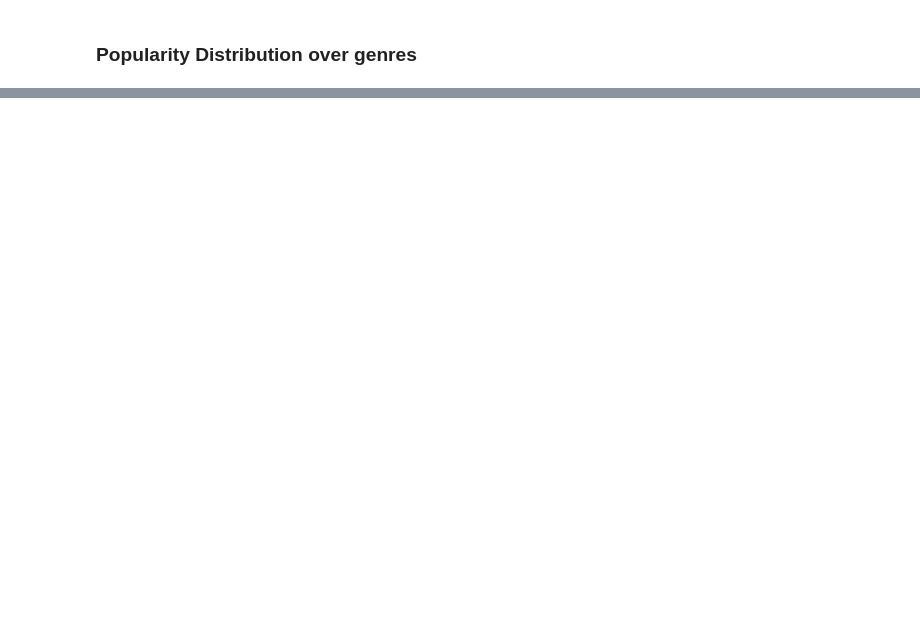
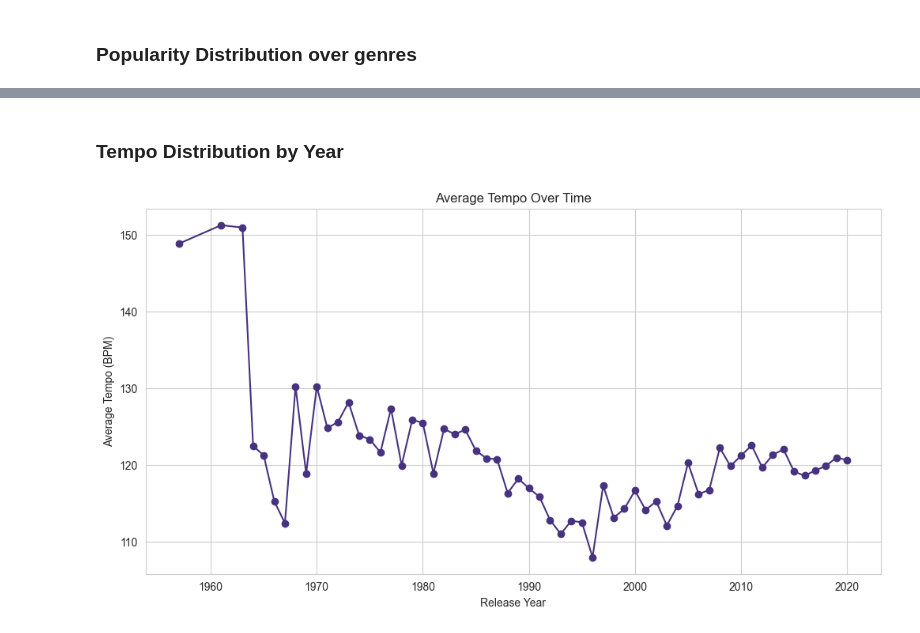
Before and after one commit to IlianCoding/SpotifyAIModel, a Jupyter notebook: dataVisualization.ipynb, the cells around one changed output, grey strips where cells are left out. Saved outputs shown, nothing was run; the diff lists cells and outputs as text; code cells hidden in the pictures; blank space fills up the shorter version.

```diff
--- a/dataVisualization.ipynb
+++ b/dataVisualization.ipynb
@@ -59,0 +82,18 @@ Passing `palette` without assigning `hue` is deprecated and will be removed in v
+# %% [markdown]
+### Tempo Distribution by Year
+# %%
+df['track_album_release_date'] = pd.to_datetime(df['track_album_release_date'])
+
+colors=sns.color_palette('viridis', len(genre_counts))
+
+tempo_over_time = df.groupby(df['track_album_release_date'].dt.year)['tempo'].mean()
+
+
+plt.figure(figsize=(12, 6))
+tempo_over_time.plot(kind='line', marker='o', color=colors)
+plt.title('Average Tempo Over Time')
+plt.xlabel('Release Year')
+plt.ylabel('Average Tempo (BPM)')
+plt.show()
+# %% [output]
+[figure, added]
```
Also changed, not shown: parts of 12 cells of this notebook.
